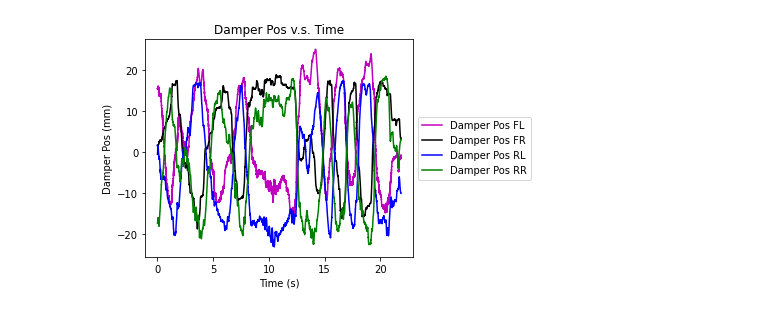
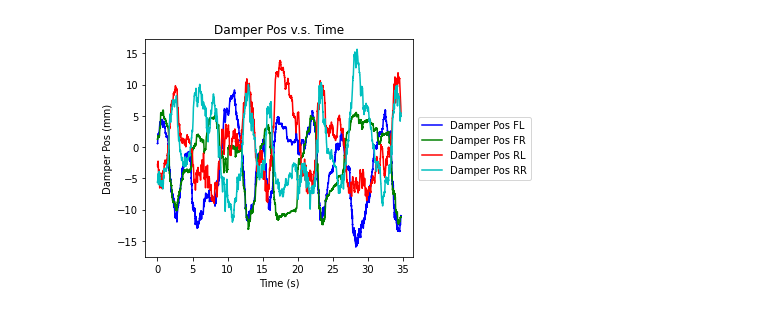
Before and after one commit to columbia-fsae/Dynamics, a Jupyter notebook: fsae_data_analysis/data_analysis.ipynb, the cells around one changed output. Saved outputs shown, nothing was run; the diff lists cells and outputs as text; code cells hidden in the pictures.

```diff
--- a/fsae_data_analysis/data_analysis.ipynb
+++ b/fsae_data_analysis/data_analysis.ipynb
@@ -19,25 +29,54 @@ rear_IR=0.9033 #spring/wheel
+# %%
+# 2018 (?) car
+
+front_track = 48*25.4 #mm
+sprung_weight=217.72*2.2 #lb
+rear_track =46*25.4 #mm
+front_IR = 1.33 #spring/wheel
+wheelbase = 61 #in
+rear_IR=0.9 #spring/wheel
+front_wt_dist=0.455
+rch=2 #in, roll center height
+rear_rch=2
+front_rch=2
+tot_weight = 589 #lb
+cgh = 12.2 #in
+
+b = front_wt_dist*wheelbase
+a = wheelbase-b
+center_rch = (abs(rear_rch-front_rch)/wheelbase)*b + rear_rch # watch out for signs here -- this works because our rear roll center is lower than the front
+date = "4_28"
 # %%
 # pre-processing
-y_cols = ["Time","G Force Lat", "G Force Long", "G Force Vert", "Damper Pos FL", "Damper Pos FR", "Damper Pos RL", "Damper Pos RR", "Wheel Speed FL", "Wheel Speed FR", "Wheel Speed RL", "Wheel Speed RR", "Steering Wheel Angle"]
-df = process_data('4_28_autoX.csv', y_cols)
+y_cols = ["Time","Acceleration X", "Acceleration Y", "Acceleration Z", "Damper Pos FL", "Damper Pos FR", "Damper Pos RL", "Damper Pos RR", "Wheel Speed FL", "Wheel Speed FR", "Wheel Speed RL", "Wheel Speed RR", "Steering Wheel Angle"]
+df = process_data('4_21_autoX.csv', y_cols)
 data_to_float(df)
 # %%
 # for offset dampers
-# ZERO offset
+# ZERO offset		 <- 4/28
 # FL	3.15	mm
 # FR	1.45	mm
 # RL	-1.12	mm
 # RR	-2.65	mm
 
-apply_damper_offset(df, 3.15, 1.45, -1.12, -2.65)
+# for offset dampers
+# ZERO offset
+# FL	-1.97	mm
+# FR	-0.76	mm
+# RL	4.82	mm
+# RR	-1.79	mm
+
+#apply_damper_offset(df, 3.15, 1.45, -1.12, -2.65)
+apply_damper_offset(df, -1.97, -0.76, 4.82, -1.79)
+
 calc_damper_travel(df)
 calc_wheel_travel(df, front_IR, rear_IR)
 # graph damper position
 graph_damper_pos(df)
 
 # wheel center v.s. time
 # %% [output]
-[figure, old version]
+[figure, new version]
 # %%
 # damper/wheel center velocity v.s. time
 calc_damper_velocity(df)
```
Also changed, not shown: parts of 8 cells of this notebook, 7 other files.
